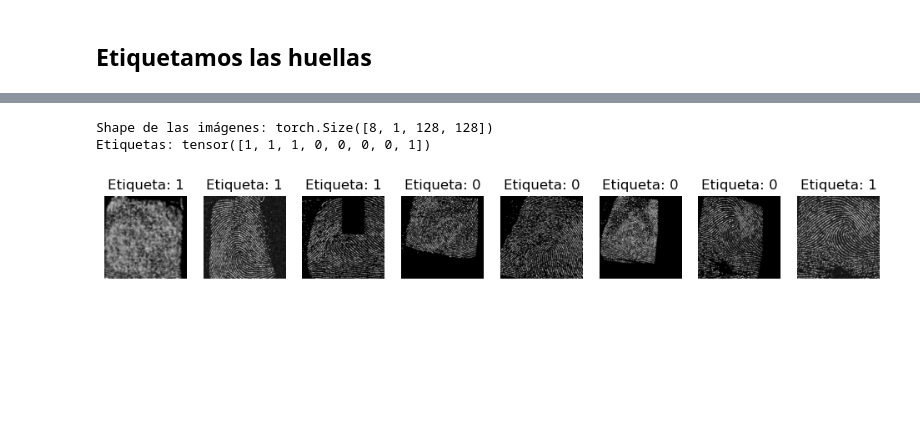
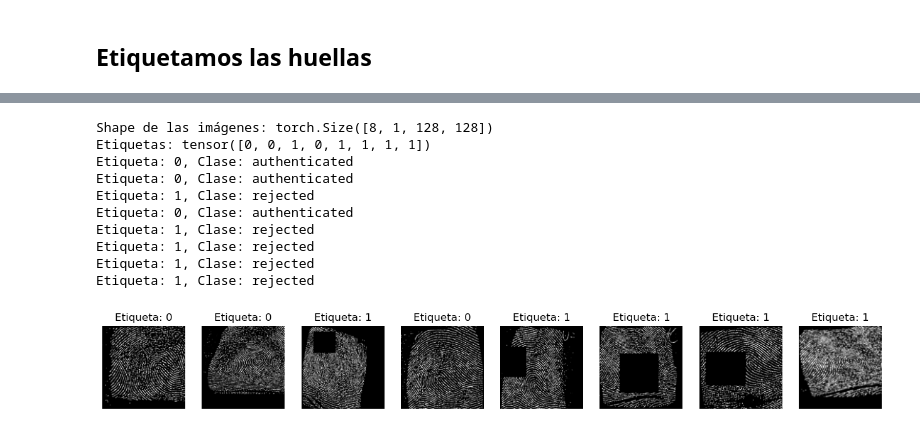
Before and after one commit to Davidgrcdz/PIAV-Practicas, a Jupyter notebook: Practica 6/CNN.ipynb, the cells around one changed output, grey strips where cells are left out. Drawn from its saved outputs; the diff is of its cells as text; code cells hidden in the pictures; blank space fills up the shorter version.

```diff
--- a/Practica 6/CNN.ipynb
+++ b/Practica 6/CNN.ipynb
@@ -526,22 +528,32 @@ Total de imágenes: 220, Correctas: 217, Incorrectas: 3
 # %%
-# Visualizar un lote de datos
 import matplotlib.pyplot as plt
 
-# Verificar un lote del conjunto de entrenamiento
+# Visualizar un lote del conjunto de entrenamiento
 images, labels = next(iter(train_loader))
 print("Shape de las imágenes:", images.shape)  # torch.Size([batch_size, 1, 128, 128])
-print("Etiquetas:", labels)
+print("Etiquetas:", labels)  # Ejemplo: tensor([0, 1, 0, 0, 1])
 
 # Mostrar las primeras 8 imágenes con sus etiquetas
-fig, axes = plt.subplots(1, 8, figsize=(12, 3))
+fig, axes = plt.subplots(1, 8, figsize=(16, 4))
 for i, ax in enumerate(axes):
     img = images[i].squeeze().numpy()  # Convertir tensor a numpy
     label = labels[i].item()
+    # Clase basada en class_to_idx
+    clase = [k for k, v in train_dataset.class_to_idx.items() if v == label][0]
+    print(f"Etiqueta: {label}, Clase: {clase}")
     ax.imshow(img, cmap='gray')
     ax.set_title(f"Etiqueta: {label}")
     ax.axis('off')
 plt.show()
 # %% [output]
 Shape de las imágenes: torch.Size([8, 1, 128, 128])
-Etiquetas: tensor([1, 1, 1, 0, 0, 0, 0, 1])
+Etiquetas: tensor([0, 0, 1, 0, 1, 1, 1, 1])
+Etiqueta: 0, Clase: authenticated
+Etiqueta: 0, Clase: authenticated
+Etiqueta: 1, Clase: rejected
+Etiqueta: 0, Clase: authenticated
+Etiqueta: 1, Clase: rejected
+Etiqueta: 1, Clase: rejected
+Etiqueta: 1, Clase: rejected
+Etiqueta: 1, Clase: rejected
-[figure, old version]
+[figure, new version]
```
Also changed, not shown: parts of 5 cells of this notebook.
